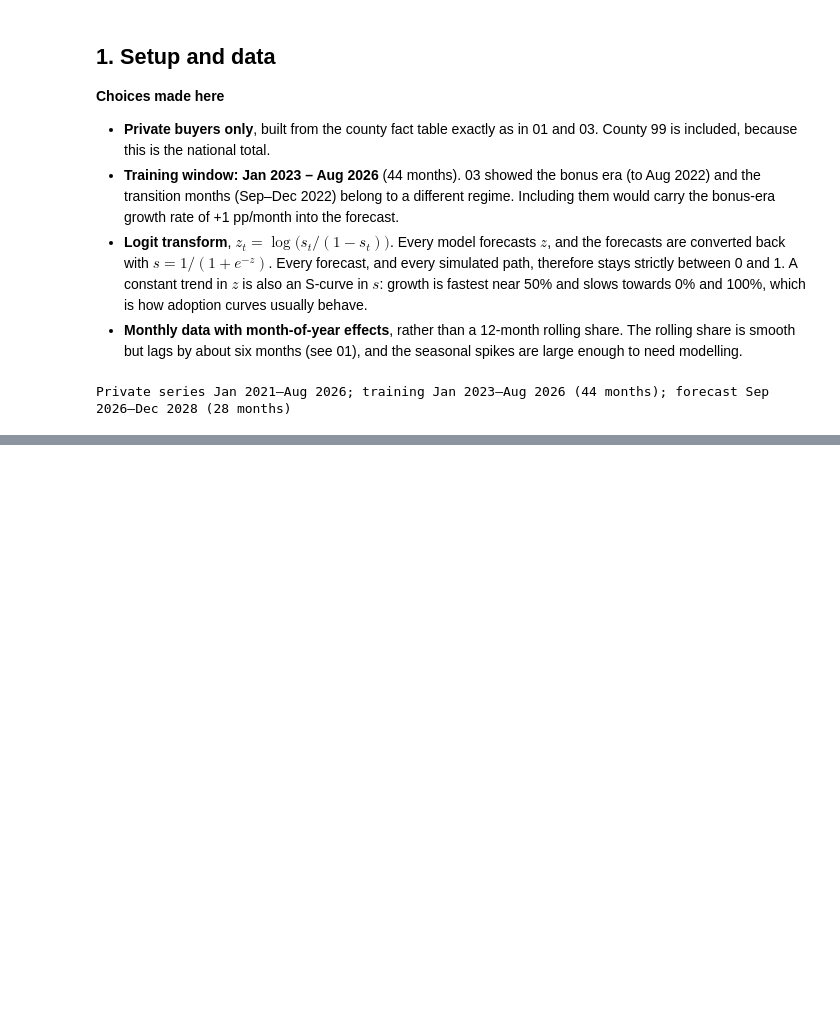
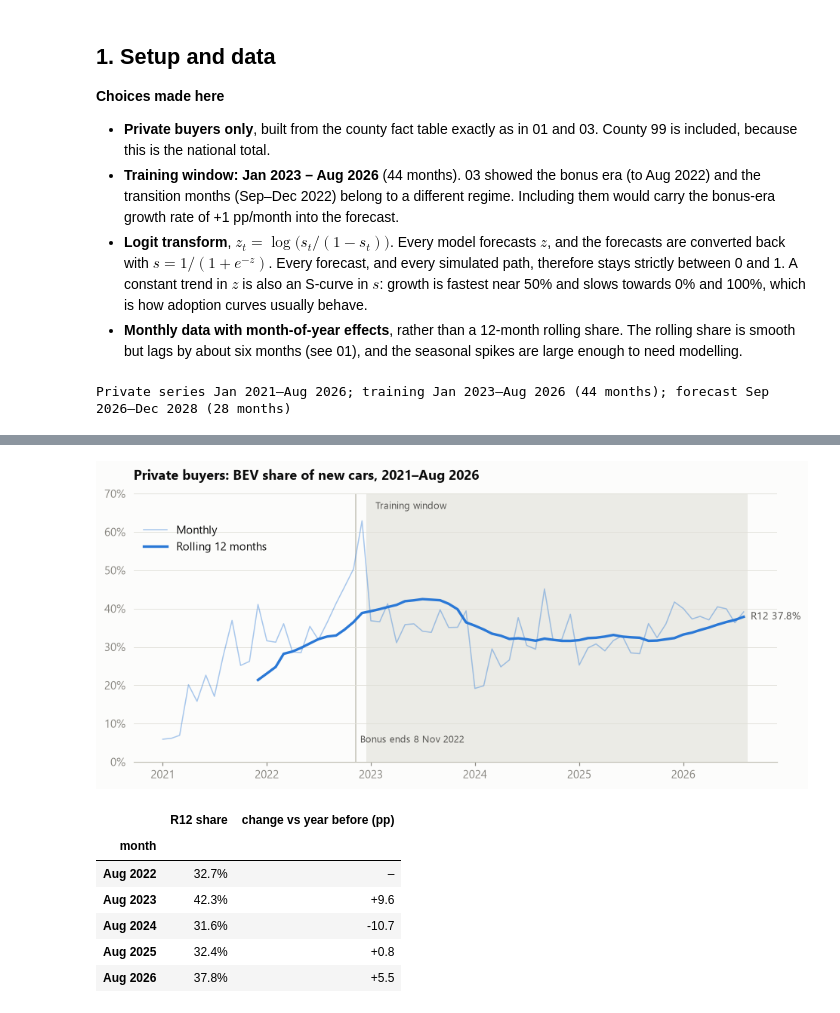
Before and after one commit to suv999/sweden-ev-adoption, a Jupyter notebook: notebooks/04_forecast.ipynb, the cells around one changed output, grey strips where cells are left out. Drawn from its saved outputs; the diff is of its cells as text; code cells hidden in the pictures; blank space fills up the shorter version.

```diff
--- a/notebooks/04_forecast.ipynb
+++ b/notebooks/04_forecast.ipynb
@@ -63,0 +68,28 @@ Private series Jan 2021–Aug 2026; training Jan 2023–Aug 2026 (44 months); fo
+# %%
+r12 = pv.bev.rolling(12).sum() / pv.total.rolling(12).sum()
+fig, ax = plt.subplots()
+ax.axvspan(T0 - pd.Timedelta(days=15), LAST + pd.Timedelta(days=15), color=GRID, alpha=0.6, lw=0)
+ax.annotate("Training window", (T0, 0.66), xytext=(4, 0), textcoords="offset points", fontsize=8.5, color=INK2)
+ax.plot(pv.index, pv.share, color=BLUE, lw=1, alpha=0.4, label="Monthly")
+ax.plot(r12.index, r12, color=BLUE, lw=2.2, label="Rolling 12 months")
+viz.mark_bonus(ax, y=0.1)
+viz.label_end(ax, r12, f"R12 {r12.iloc[-1]:.1%}")
+ax.yaxis.set_major_formatter(PCT)
+ax.set_ylim(0, 0.7)
+ax.set_title("Private buyers: BEV share of new cars, 2021–Aug 2026")
+ax.legend(loc="upper left", bbox_to_anchor=(0, 0.92))
+viz.save(fig, "04_series", FIGS)
+plt.show()
+
+aug = pd.DataFrame({"R12 share": r12[r12.index.month == 8], "change vs year before (pp)": r12[r12.index.month == 8].diff() * 100})
+aug.index = aug.index.strftime("Aug %Y")
+aug.dropna(subset=["R12 share"]).style.format({"R12 share": "{:.1%}", "change vs year before (pp)": "{:+.1f}"}, na_rep="–")
+# %% [output]
+[figure, added]
+|  | R12 share | change vs year before (pp) |
+| month |  |  |
+| Aug 2022 | 32.7% | – |
+| Aug 2023 | 42.3% | +9.6 |
+| Aug 2024 | 31.6% | -10.7 |
+| Aug 2025 | 32.4% | +0.8 |
+| Aug 2026 | 37.8% | +5.5 |
```
Also changed, not shown: parts of 2 cells of this notebook.
